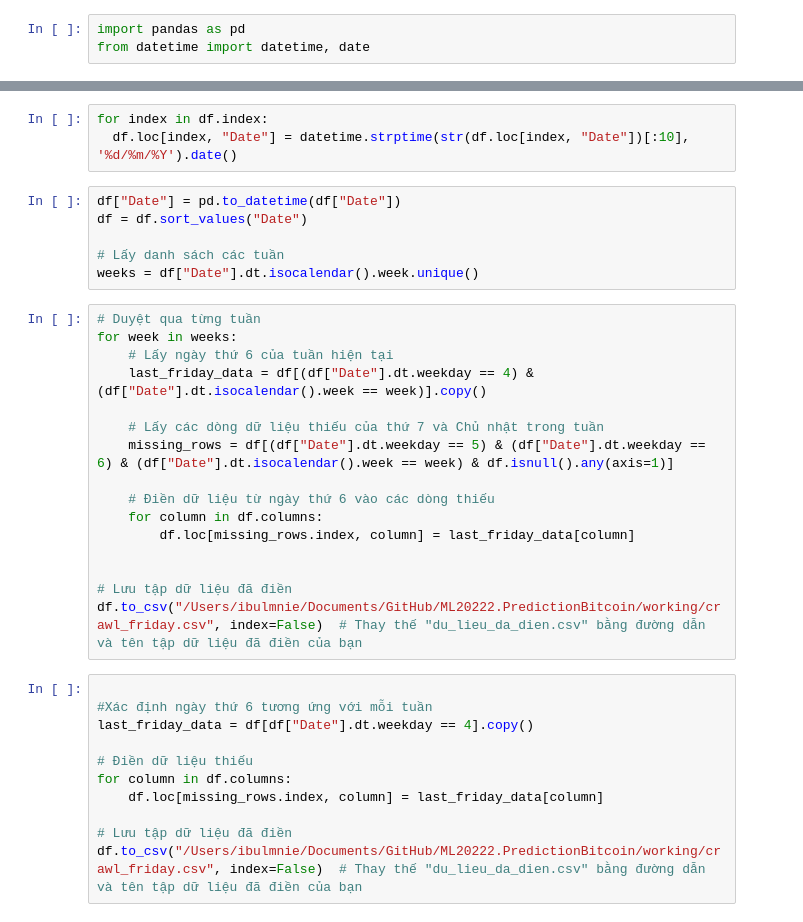
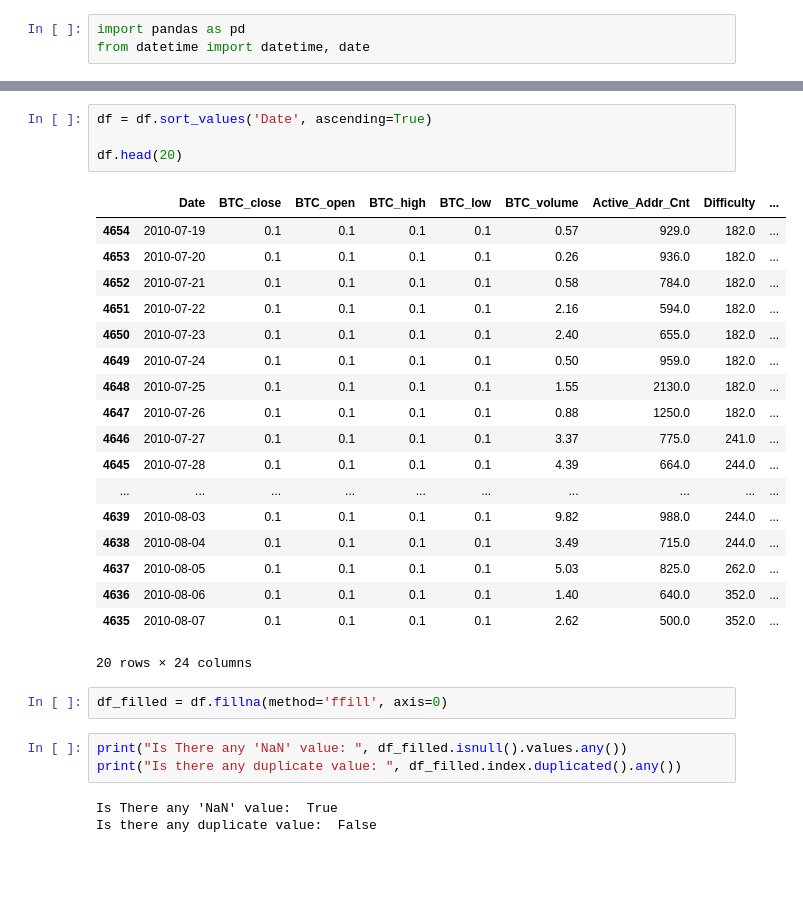
Before and after one commit to lavibula/BitcoinPrediction, a Jupyter notebook: working/crawl_friday.ipynb, the cells around one changed output, grey strips where cells are left out. Saved outputs shown, nothing was run; the diff lists cells and outputs as text; blank space fills up the shorter version.

```diff
--- a/working/crawl_friday.ipynb
+++ b/working/crawl_friday.ipynb
@@ -16,37 +35,32 @@ df.head()
 5 rows × 24 columns
-# %%
-for index in df.index:
-  df.loc[index, "Date"] = datetime.strptime(str(df.loc[index, "Date"])[:10], '%d/%m/%Y').date()
-# %%
-df["Date"] = pd.to_datetime(df["Date"])
-df = df.sort_values("Date")
-
-# Lấy danh sách các tuần
-weeks = df["Date"].dt.isocalendar().week.unique()
-# %%
-# Duyệt qua từng tuần
-for week in weeks:
-    # Lấy ngày thứ 6 của tuần hiện tại
-    last_friday_data = df[(df["Date"].dt.weekday == 4) & (df["Date"].dt.isocalendar().week == week)].copy()
-
-    # Lấy các dòng dữ liệu thiếu của thứ 7 và Chủ nhật trong tuần
-    missing_rows = df[(df["Date"].dt.weekday == 5) & (df["Date"].dt.weekday == 6) & (df["Date"].dt.isocalendar().week == week) & df.isnull().any(axis=1)]
-
-    # Điền dữ liệu từ ngày thứ 6 vào các dòng thiếu
-    for column in df.columns:
-        df.loc[missing_rows.index, column] = last_friday_data[column]
-
-
-# Lưu tập dữ liệu đã điền
-df.to_csv("/Users/ibulmnie/Documents/GitHub/ML20222.PredictionBitcoin/working/crawl_friday.csv", index=False)  # Thay thế "du_lieu_da_dien.csv" bằng đường dẫn và tên tập dữ liệu đã điền của bạn
-# %%
-
-#Xác định ngày thứ 6 tương ứng với mỗi tuần
-last_friday_data = df[df["Date"].dt.weekday == 4].copy()
-
-# Điền dữ liệu thiếu
-for column in df.columns:
-    df.loc[missing_rows.index, column] = last_friday_data[column]
-
-# Lưu tập dữ liệu đã điền
-df.to_csv("/Users/ibulmnie/Documents/GitHub/ML20222.PredictionBitcoin/working/crawl_friday.csv", index=False)  # Thay thế "du_lieu_da_dien.csv" bằng đường dẫn và tên tập dữ liệu đã điền của bạn
+# %%
+df = df.sort_values('Date', ascending=True)
+
+df.head(20)
+# %% [output]
+|  | Date | BTC_close | BTC_open | BTC_high | BTC_low | BTC_volume | Active_Addr_Cnt | Difficulty | ... |
+| 4654 | 2010-07-19 | 0.1 | 0.1 | 0.1 | 0.1 | 0.57 | 929.0 | 182.0 | ... |
+| 4653 | 2010-07-20 | 0.1 | 0.1 | 0.1 | 0.1 | 0.26 | 936.0 | 182.0 | ... |
+| 4652 | 2010-07-21 | 0.1 | 0.1 | 0.1 | 0.1 | 0.58 | 784.0 | 182.0 | ... |
+| 4651 | 2010-07-22 | 0.1 | 0.1 | 0.1 | 0.1 | 2.16 | 594.0 | 182.0 | ... |
+| 4650 | 2010-07-23 | 0.1 | 0.1 | 0.1 | 0.1 | 2.40 | 655.0 | 182.0 | ... |
+| 4649 | 2010-07-24 | 0.1 | 0.1 | 0.1 | 0.1 | 0.50 | 959.0 | 182.0 | ... |
+| 4648 | 2010-07-25 | 0.1 | 0.1 | 0.1 | 0.1 | 1.55 | 2130.0 | 182.0 | ... |
+| 4647 | 2010-07-26 | 0.1 | 0.1 | 0.1 | 0.1 | 0.88 | 1250.0 | 182.0 | ... |
+| 4646 | 2010-07-27 | 0.1 | 0.1 | 0.1 | 0.1 | 3.37 | 775.0 | 241.0 | ... |
+| 4645 | 2010-07-28 | 0.1 | 0.1 | 0.1 | 0.1 | 4.39 | 664.0 | 244.0 | ... |
+| ... | ... | ... | ... | ... | ... | ... | ... | ... | ... |
+| 4639 | 2010-08-03 | 0.1 | 0.1 | 0.1 | 0.1 | 9.82 | 988.0 | 244.0 | ... |
+| 4638 | 2010-08-04 | 0.1 | 0.1 | 0.1 | 0.1 | 3.49 | 715.0 | 244.0 | ... |
+| 4637 | 2010-08-05 | 0.1 | 0.1 | 0.1 | 0.1 | 5.03 | 825.0 | 262.0 | ... |
+| 4636 | 2010-08-06 | 0.1 | 0.1 | 0.1 | 0.1 | 1.40 | 640.0 | 352.0 | ... |
+| 4635 | 2010-08-07 | 0.1 | 0.1 | 0.1 | 0.1 | 2.62 | 500.0 | 352.0 | ... |
+20 rows × 24 columns
+# %%
+df_filled = df.fillna(method='ffill', axis=0)
+# %%
+print("Is There any 'NaN' value: ", df_filled.isnull().values.any())
+print("Is there any duplicate value: ", df_filled.index.duplicated().any())
+# %% [output]
+Is There any 'NaN' value:  True
+Is there any duplicate value:  False
```
Also changed, not shown: parts of 7 cells of this notebook, 1 other file.
